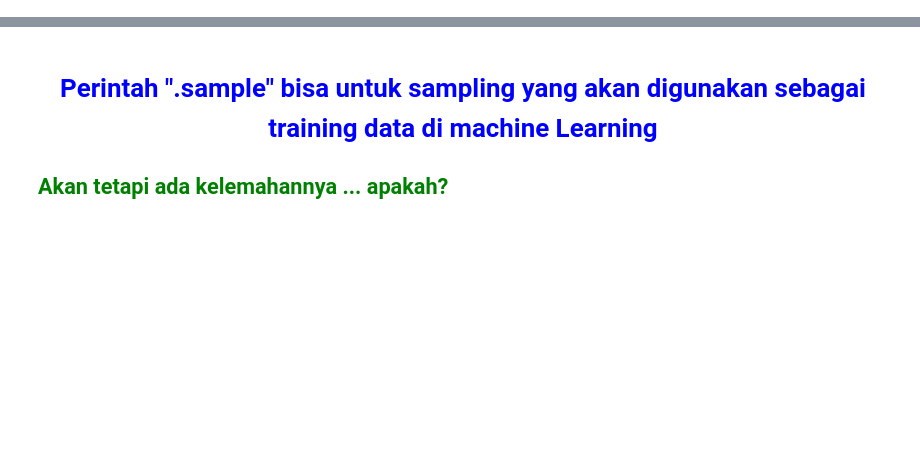
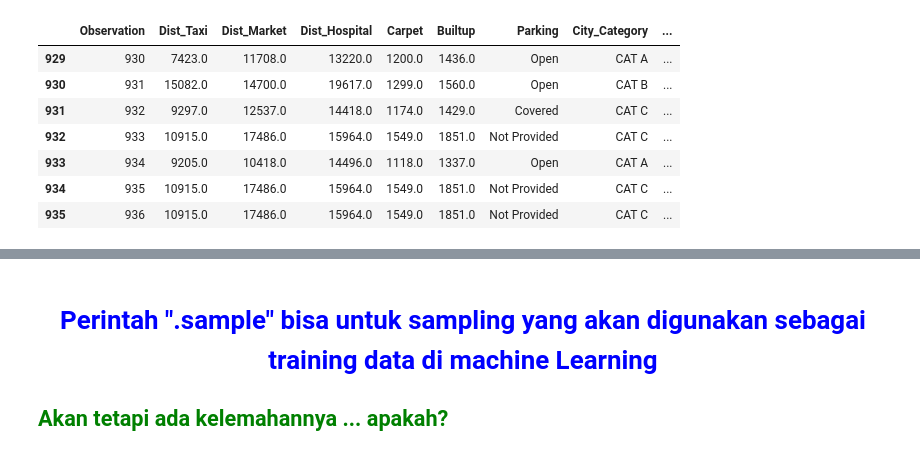
Before and after one commit to sakerajunior/ptpjb, a Jupyter notebook: 03 - Exploratory Data Analysis ~ Preprocessing.ipynb, the cells around one changed output, grey strips where cells are left out. Drawn from its saved outputs; the diff is of its cells as text; code cells hidden in the pictures; blank space fills up the shorter version.

```diff
--- a/03 - Exploratory Data Analysis ~ Preprocessing.ipynb
+++ b/03 - Exploratory Data Analysis ~ Preprocessing.ipynb
@@ -225,6 +287,15 @@ price.head().transpose()
 # %%
 # "Mengintip" beberapa data akhirnya
-price.tail(4)
+price.tail(7)
+# %% [output]
+|  | Observation | Dist_Taxi | Dist_Market | Dist_Hospital | Carpet | Builtup | Parking | City_Category | ... |
+| 929 | 930 | 7423.0 | 11708.0 | 13220.0 | 1200.0 | 1436.0 | Open | CAT A | ... |
+| 930 | 931 | 15082.0 | 14700.0 | 19617.0 | 1299.0 | 1560.0 | Open | CAT B | ... |
+| 931 | 932 | 9297.0 | 12537.0 | 14418.0 | 1174.0 | 1429.0 | Covered | CAT C | ... |
+| 932 | 933 | 10915.0 | 17486.0 | 15964.0 | 1549.0 | 1851.0 | Not Provided | CAT C | ... |
+| 933 | 934 | 9205.0 | 10418.0 | 14496.0 | 1118.0 | 1337.0 | Open | CAT A | ... |
+| 934 | 935 | 10915.0 | 17486.0 | 15964.0 | 1549.0 | 1851.0 | Not Provided | CAT C | ... |
+| 935 | 936 | 10915.0 | 17486.0 | 15964.0 | 1549.0 | 1851.0 | Not Provided | CAT C | ... |
 # %%
 # chosen at random
 price.sample(10)
```
Also changed, not shown: parts of 56 cells of this notebook, 16 other files.
